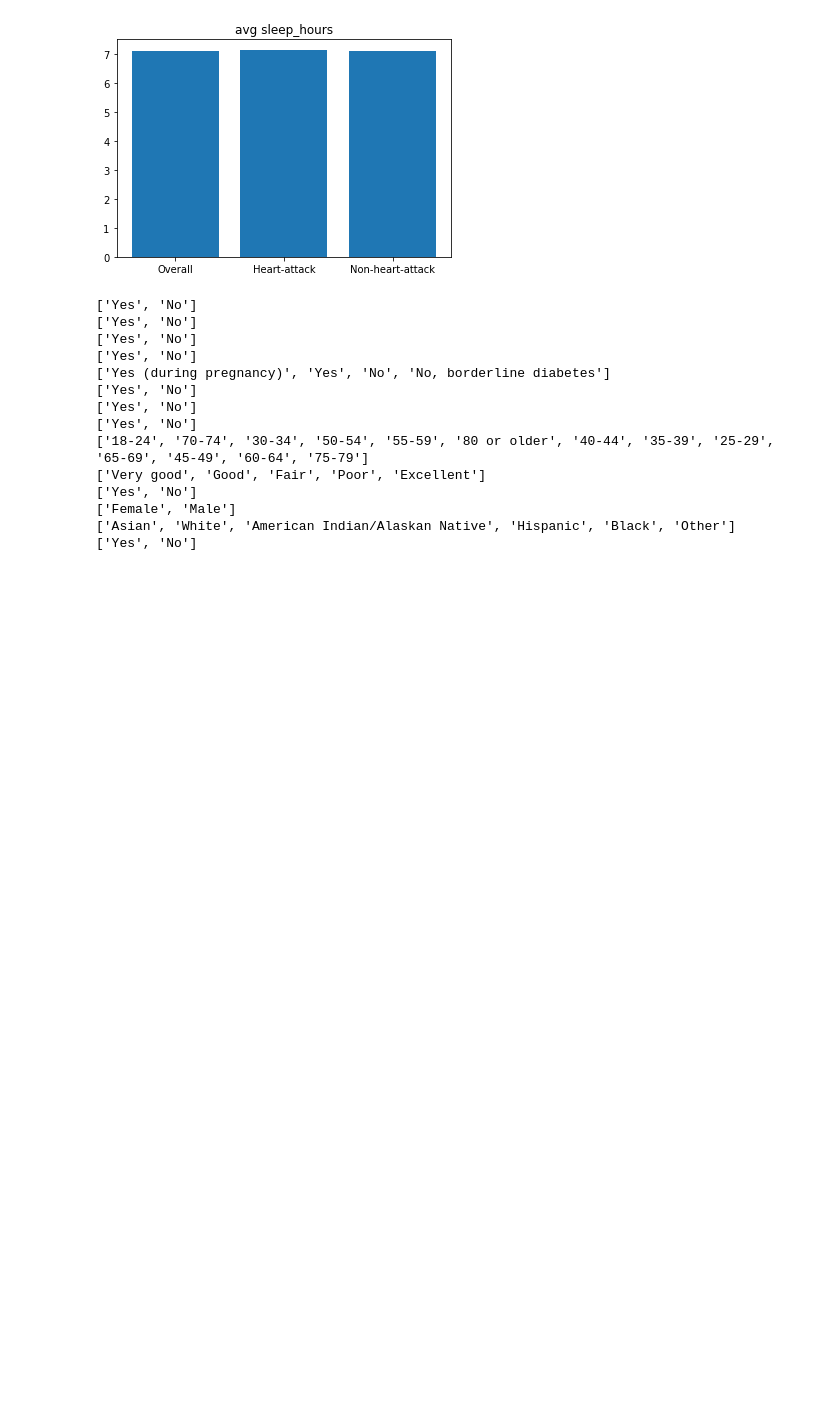
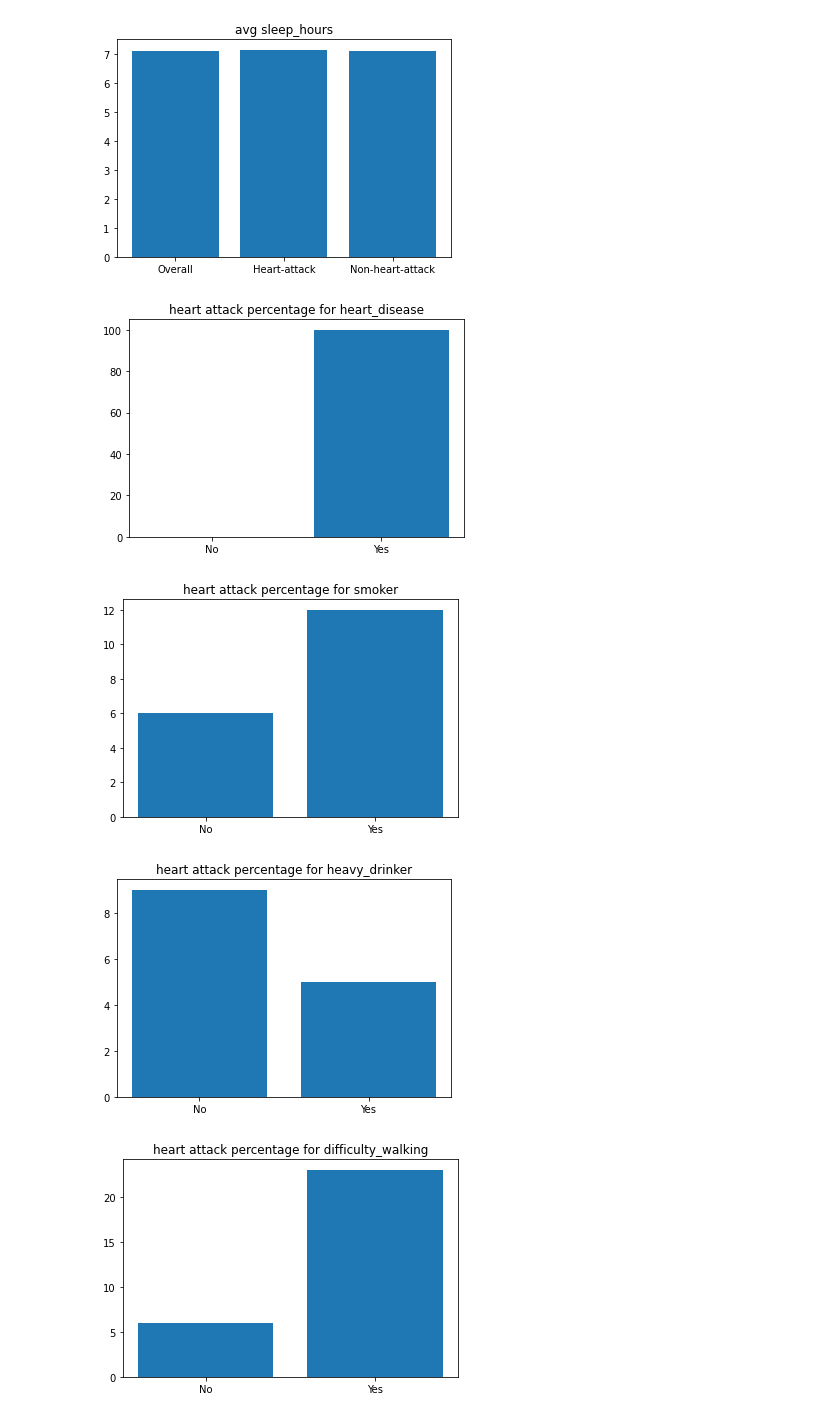
Before and after one commit to Johndsalas/Predicting_Heart_Disease, a Jupyter notebook: main.ipynb, the cells around one changed output. Cells and saved outputs as stored; diff of their text form; code cells hidden in the pictures; blank space fills up the shorter version.

```diff
--- a/main.ipynb
+++ b/main.ipynb
@@ -65,31 +65,23 @@ for col in num_cols:
 [figure]
 [figure]
 # %%
+overheart = int(len(train[train.heart_disease == "Yes"])/len(train)*100)
+
 for col in cat_cols:
 
-     cats = list(set(train[col].to_list()))
+    vals = list(set(train[col].to_list()))
+    hights = []
 
+    for val in vals:
 
-    for val in vals
+        heart_per = int(round(len(train[(train[col] == val) & (train['heart_disease'] == "Yes")])/len(train[(train[col] == val)]),2)*100)
+        hights.append(heart_per)
 
-        num = len(train[train[col] = val])
-
-        v
-
-
-    print(vals)
+    plt.bar(vals, hights)
+    plt.title(f'heart attack percentage for {col}')
+    plt.show()
 # %% [output]
-['Yes', 'No']
-['Yes', 'No']
-['Yes', 'No']
-['Yes', 'No']
-['Yes (during pregnancy)', 'Yes', 'No', 'No, borderline diabetes']
-['Yes', 'No']
-['Yes', 'No']
-['Yes', 'No']
-['18-24', '70-74', '30-34', '50-54', '55-59', '80 or older', '40-44', '35-39', '25-29', '65-69', '45-49', '60-64', '75-79']
-['Very good', 'Good', 'Fair', 'Poor', 'Excellent']
-['Yes', 'No']
-['Female', 'Male']
-['Asian', 'White', 'American Indian/Alaskan Native', 'Hispanic', 'Black', 'Other']
-['Yes', 'No']
+[figure, added]
+[figure, added]
+[figure, added]
+[figure, added]
```
Also changed, not shown: parts of 4 cells of this notebook.
